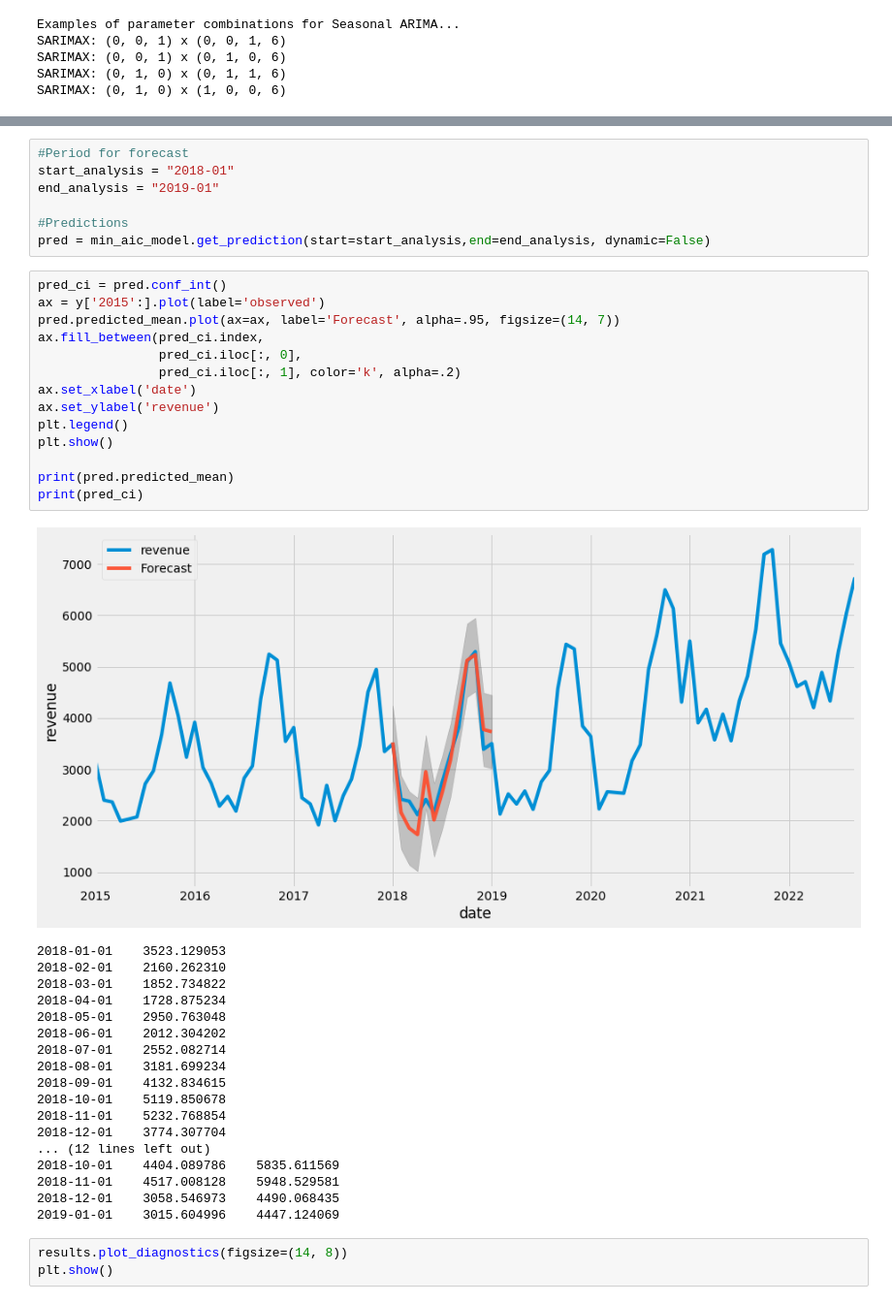
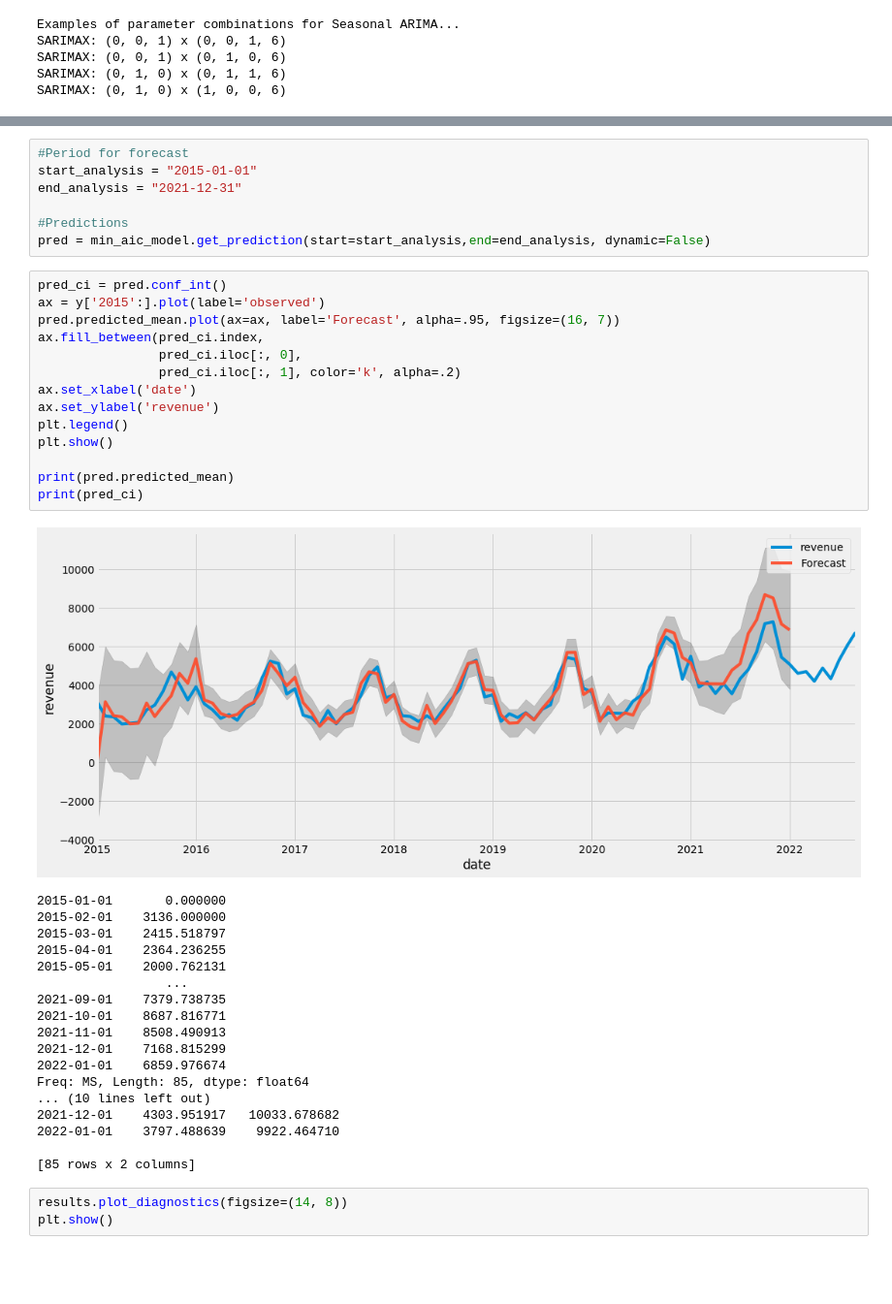
Before and after one commit to dkjastpe/dkjastpe, a Jupyter notebook: Financial_Forecasting_Model_Internship.ipynb, the cells around one changed output, grey strips where cells are left out. Shown at 97% size. Drawn from its saved outputs; the diff is of its cells as text; blank space fills up the shorter version.

```diff
--- a/Financial_Forecasting_Model_Internship.ipynb
+++ b/Financial_Forecasting_Model_Internship.ipynb
@@ -328,44 +325,44 @@ Warnings:
 [1] Covariance matrix calculated using the outer product of gradients (complex-step).
 # %%
 #Period for forecast
-start_analysis = "2018-01"
-end_analysis = "2019-01"
+start_analysis = "2015-01-01"
+end_analysis = "2021-12-31"
 
 #Predictions
 pred = min_aic_model.get_prediction(start=start_analysis,end=end_analysis, dynamic=False)
 # %%
 pred_ci = pred.conf_int()
 ax = y['2015':].plot(label='observed')
-pred.predicted_mean.plot(ax=ax, label='Forecast', alpha=.95, figsize=(14, 7))
+pred.predicted_mean.plot(ax=ax, label='Forecast', alpha=.95, figsize=(16, 7))
 ax.fill_between(pred_ci.index,
                 pred_ci.iloc[:, 0],
                 pred_ci.iloc[:, 1], color='k', alpha=.2)
 ax.set_xlabel('date')
 ax.set_ylabel('revenue')
 plt.legend()
 plt.show()
 
 print(pred.predicted_mean)
 print(pred_ci)
 # %% [output]
-[figure, old version]
+[figure, new version]
-2018-01-01    3523.129053
-2018-02-01    2160.262310
-2018-03-01    1852.734822
-2018-04-01    1728.875234
-2018-05-01    2950.763048
-2018-06-01    2012.304202
-2018-07-01    2552.082714
-2018-08-01    3181.699234
-2018-09-01    4132.834615
-2018-10-01    5119.850678
-2018-11-01    5232.768854
-2018-12-01    3774.307704
-... (12 lines left out)
-2018-10-01    4404.089786    5835.611569
-2018-11-01    4517.008128    5948.529581
-2018-12-01    3058.546973    4490.068435
-2019-01-01    3015.604996    4447.124069
+2015-01-01       0.000000
+2015-02-01    3136.000000
+2015-03-01    2415.518797
+2015-04-01    2364.236255
+2015-05-01    2000.762131
+                 ...
+2021-09-01    7379.738735
+2021-10-01    8687.816771
+2021-11-01    8508.490913
+2021-12-01    7168.815299
+2022-01-01    6859.976674
+Freq: MS, Length: 85, dtype: float64
+... (10 lines left out)
+2021-12-01    4303.951917   10033.678682
+2022-01-01    3797.488639    9922.464710
+
+[85 rows x 2 columns]
 # %%
 results.plot_diagnostics(figsize=(14, 8))
 plt.show()
```
Also changed, not shown: parts of 6 cells of this notebook.
